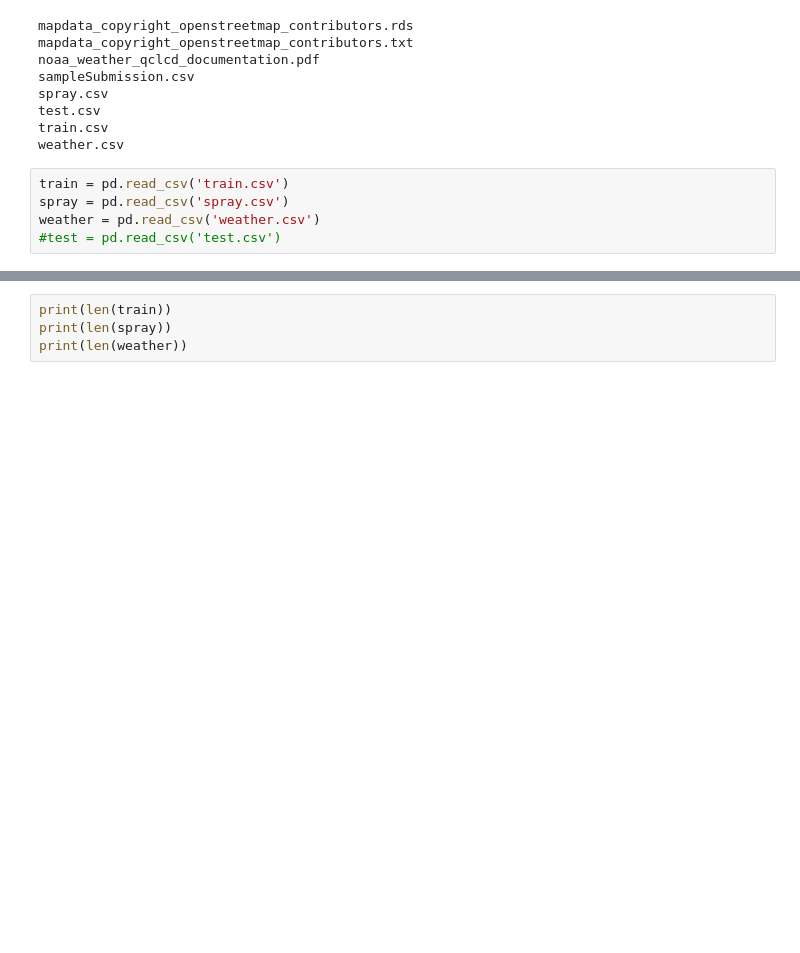
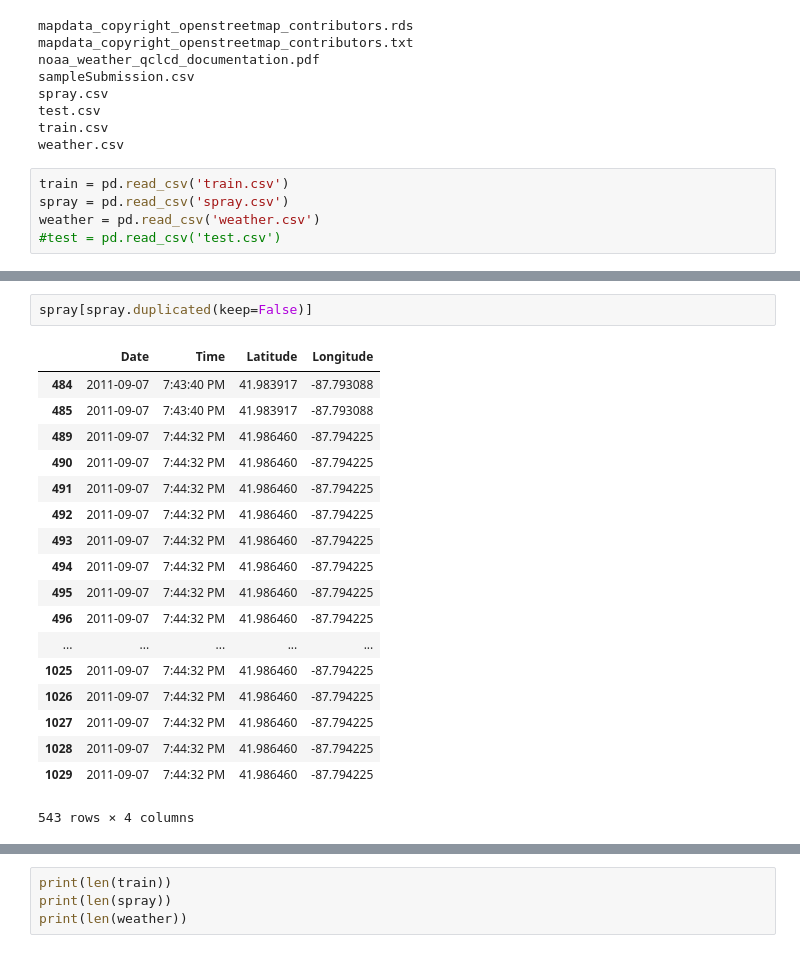
Before and after one commit to mjschillawski/west_nile_virus, a Jupyter notebook: schillawski_wnv.ipynb, the cells around one changed output, grey strips where cells are left out. Drawn from its saved outputs; the diff is of its cells as text; blank space fills up the shorter version.

```diff
--- a/schillawski_wnv.ipynb
+++ b/schillawski_wnv.ipynb
@@ -36,0 +131,21 @@ weather['Date'] = pd.to_datetime(weather['Date'])
+# %%
+spray[spray.duplicated(keep=False)]
+# %% [output]
+|  | Date | Time | Latitude | Longitude |
+| 484 | 2011-09-07 | 7:43:40 PM | 41.983917 | -87.793088 |
+| 485 | 2011-09-07 | 7:43:40 PM | 41.983917 | -87.793088 |
+| 489 | 2011-09-07 | 7:44:32 PM | 41.986460 | -87.794225 |
+| 490 | 2011-09-07 | 7:44:32 PM | 41.986460 | -87.794225 |
+| 491 | 2011-09-07 | 7:44:32 PM | 41.986460 | -87.794225 |
+| 492 | 2011-09-07 | 7:44:32 PM | 41.986460 | -87.794225 |
+| 493 | 2011-09-07 | 7:44:32 PM | 41.986460 | -87.794225 |
+| 494 | 2011-09-07 | 7:44:32 PM | 41.986460 | -87.794225 |
+| 495 | 2011-09-07 | 7:44:32 PM | 41.986460 | -87.794225 |
+| 496 | 2011-09-07 | 7:44:32 PM | 41.986460 | -87.794225 |
+| ... | ... | ... | ... | ... |
+| 1025 | 2011-09-07 | 7:44:32 PM | 41.986460 | -87.794225 |
+| 1026 | 2011-09-07 | 7:44:32 PM | 41.986460 | -87.794225 |
+| 1027 | 2011-09-07 | 7:44:32 PM | 41.986460 | -87.794225 |
+| 1028 | 2011-09-07 | 7:44:32 PM | 41.986460 | -87.794225 |
+| 1029 | 2011-09-07 | 7:44:32 PM | 41.986460 | -87.794225 |
+543 rows × 4 columns
```
Also changed, not shown: parts of 52 cells of this notebook.
